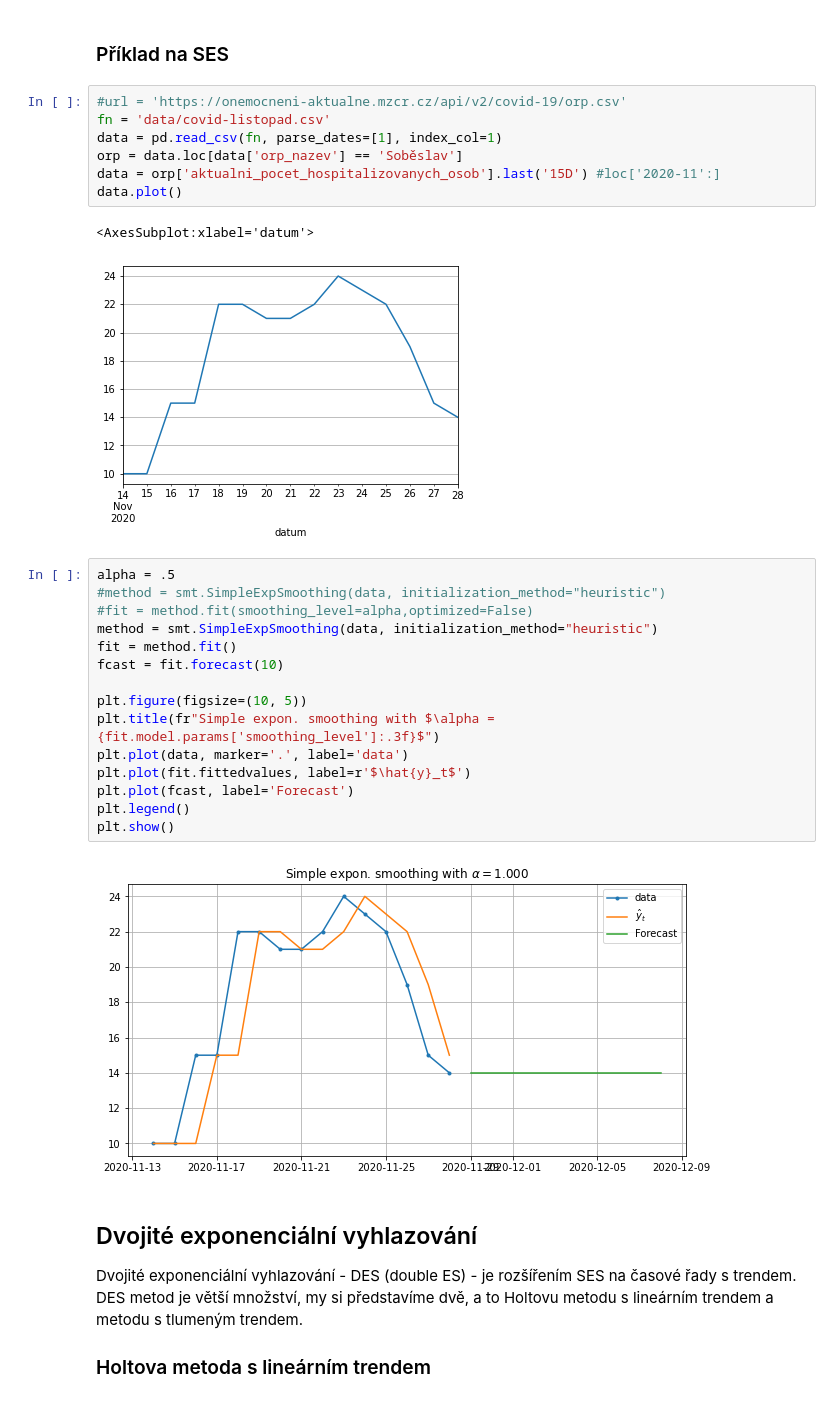
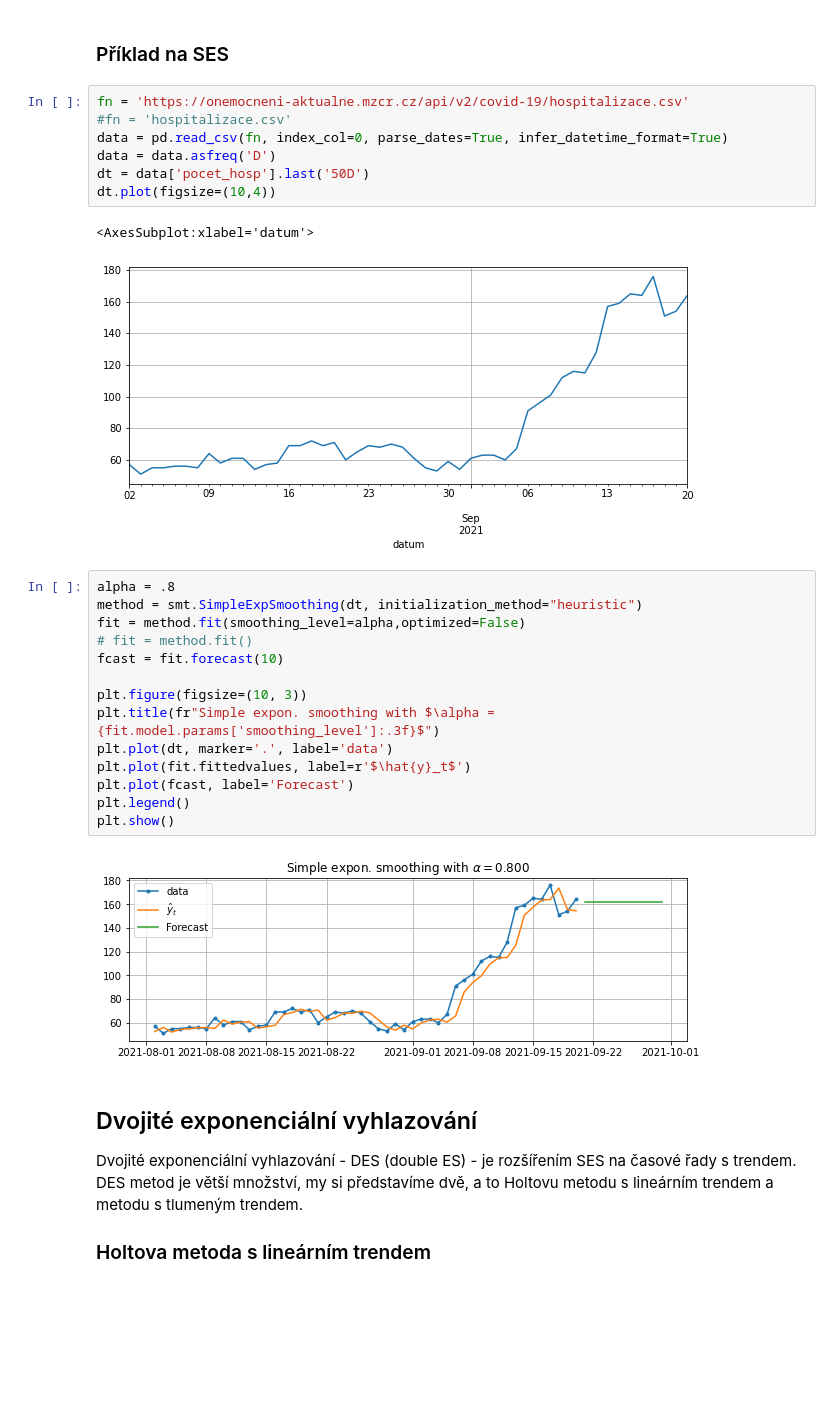
Before and after one commit to kamil-dedecius/mi-scr, a Jupyter notebook: prednasky/1.ipynb, the cells around one changed output. Saved outputs shown, nothing was run; the diff lists cells and outputs as text; blank space fills up the shorter version.

```diff
--- a/prednasky/1.ipynb
+++ b/prednasky/1.ipynb
@@ -309,32 +306,31 @@ Narozdíl od regrese, kde je lineární vztah mezi všemi regresory a regresandy
 # %% [markdown]
 ### Příklad na SES
 # %%
-#url = 'https://onemocneni-aktualne.mzcr.cz/api/v2/covid-19/orp.csv'
-fn = 'data/covid-listopad.csv'
-data = pd.read_csv(fn, parse_dates=[1], index_col=1)
-orp = data.loc[data['orp_nazev'] == 'Soběslav']
-data = orp['aktualni_pocet_hospitalizovanych_osob'].last('15D') #loc['2020-11':]
-data.plot()
+fn = 'https://onemocneni-aktualne.mzcr.cz/api/v2/covid-19/hospitalizace.csv'
+#fn = 'hospitalizace.csv'
+data = pd.read_csv(fn, index_col=0, parse_dates=True, infer_datetime_format=True)
+data = data.asfreq('D')
+dt = data['pocet_hosp'].last('50D')
+dt.plot(figsize=(10,4))
 # %% [output]
 <AxesSubplot:xlabel='datum'>
-[figure, old version]
+[figure, new version]
 # %%
-alpha = .5
-#method = smt.SimpleExpSmoothing(data, initialization_method="heuristic")
-#fit = method.fit(smoothing_level=alpha,optimized=False)
-method = smt.SimpleExpSmoothing(data, initialization_method="heuristic")
-fit = method.fit()
+alpha = .8
+method = smt.SimpleExpSmoothing(dt, initialization_method="heuristic")
+fit = method.fit(smoothing_level=alpha,optimized=False)
+# fit = method.fit()
 fcast = fit.forecast(10)
 
-plt.figure(figsize=(10, 5))
+plt.figure(figsize=(10, 3))
 plt.title(fr"Simple expon. smoothing with $\alpha = {fit.model.params['smoothing_level']:.3f}$")
-plt.plot(data, marker='.', label='data')
+plt.plot(dt, marker='.', label='data')
 plt.plot(fit.fittedvalues, label=r'$\hat{y}_t$')
 plt.plot(fcast, label='Forecast')
 plt.legend()
 plt.show()
 # %% [output]
-[figure, old version]
+[figure, new version]
 # %% [markdown]
 ## Dvojité exponenciální vyhlazování
 
```
Also changed, not shown: parts of 5 cells of this notebook.
